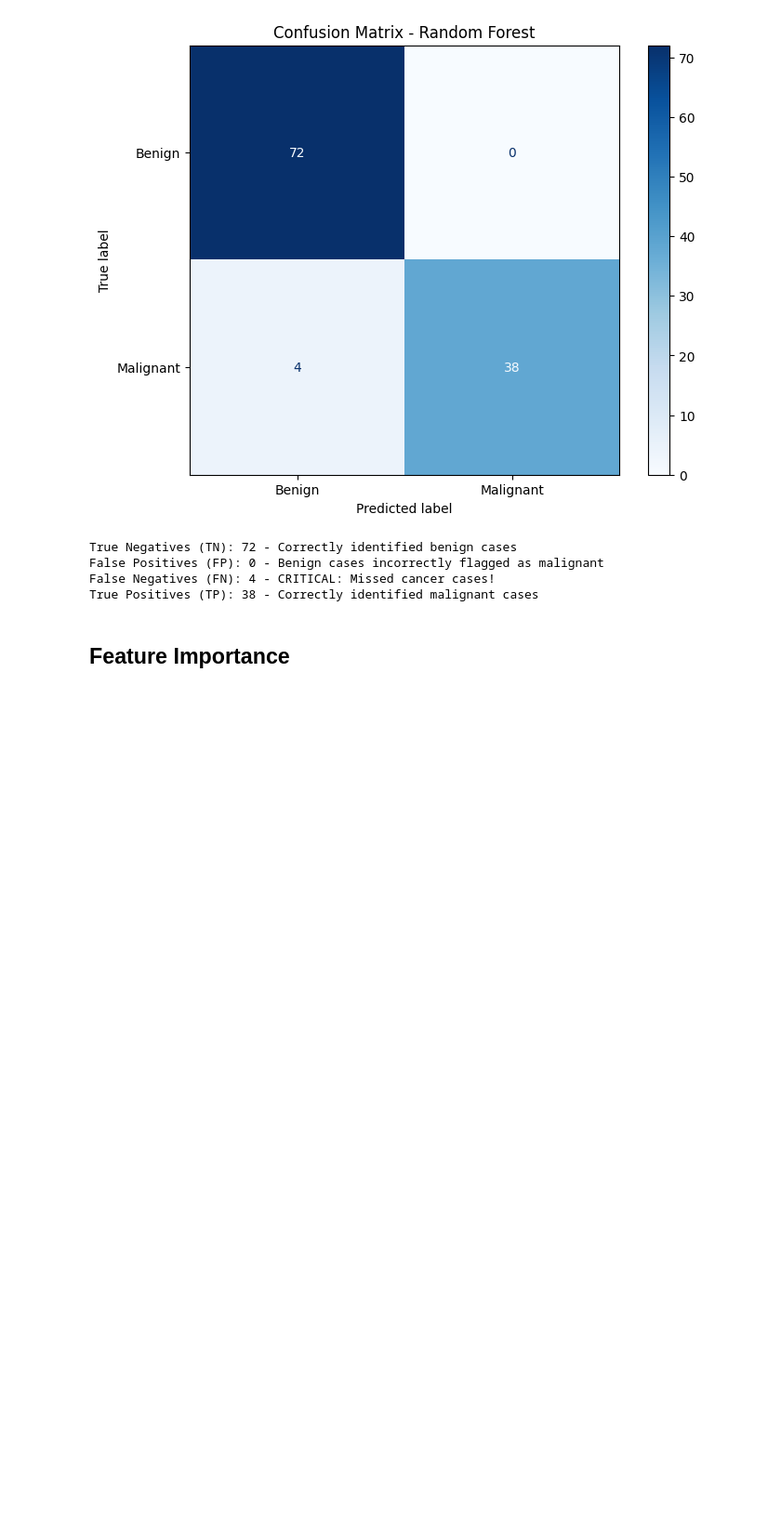
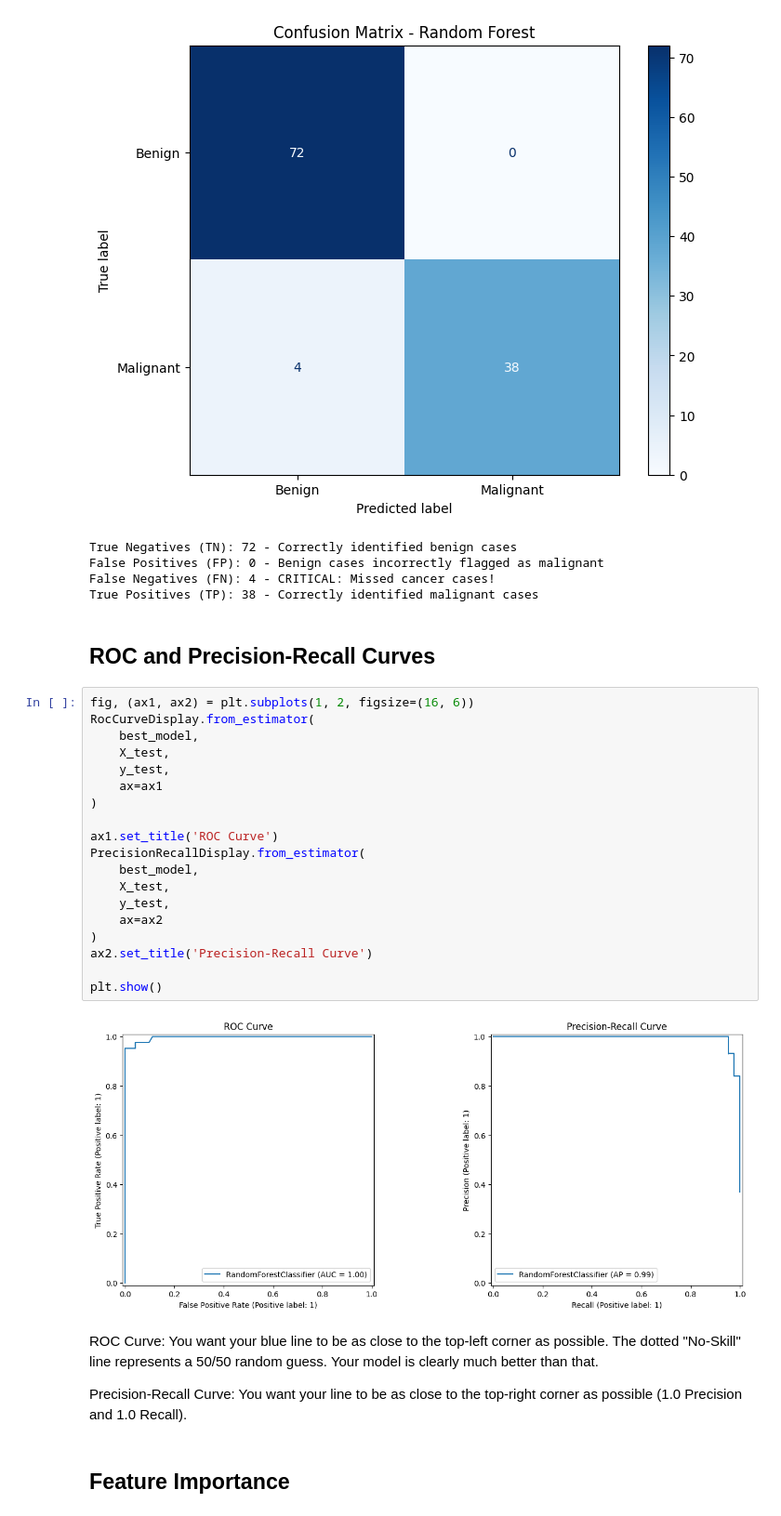
Before and after one commit to AkmalFazli27/breast-cancer-prediction, a Jupyter notebook: notebook/modeling.ipynb, the cells around one changed output. Shown at 93% size. Cells and saved outputs as stored; diff of their text form; blank space fills up the shorter version.

Commit message:
Add ROC and Precision-Recall Curves To shows the model's behavior at all thresholds.

```diff
--- a/notebook/modeling.ipynb
+++ b/notebook/modeling.ipynb
@@ -211,6 +211,33 @@ True Negatives (TN): 72 - Correctly identified benign cases
 False Positives (FP): 0 - Benign cases incorrectly flagged as malignant
 False Negatives (FN): 4 - CRITICAL: Missed cancer cases!
 True Positives (TP): 38 - Correctly identified malignant cases
+# %% [markdown]
+## ROC and Precision-Recall Curves
+# %%
+fig, (ax1, ax2) = plt.subplots(1, 2, figsize=(16, 6))
+RocCurveDisplay.from_estimator(
+    best_model,
+    X_test,
+    y_test,
+    ax=ax1
+)
+
+ax1.set_title('ROC Curve')
+PrecisionRecallDisplay.from_estimator(
+    best_model,
+    X_test,
+    y_test,
+    ax=ax2
+)
+ax2.set_title('Precision-Recall Curve')
+
+plt.show()
+# %% [output]
+[figure, added]
+# %% [markdown]
+ROC Curve: You want your blue line to be as close to the top-left corner as possible. The dotted "No-Skill" line represents a 50/50 random guess. Your model is clearly much better than that.
+
+Precision-Recall Curve: You want your line to be as close to the top-right corner as possible (1.0 Precision and 1.0 Recall).
 # %% [markdown]
 ## Feature Importance
 # %%
```
